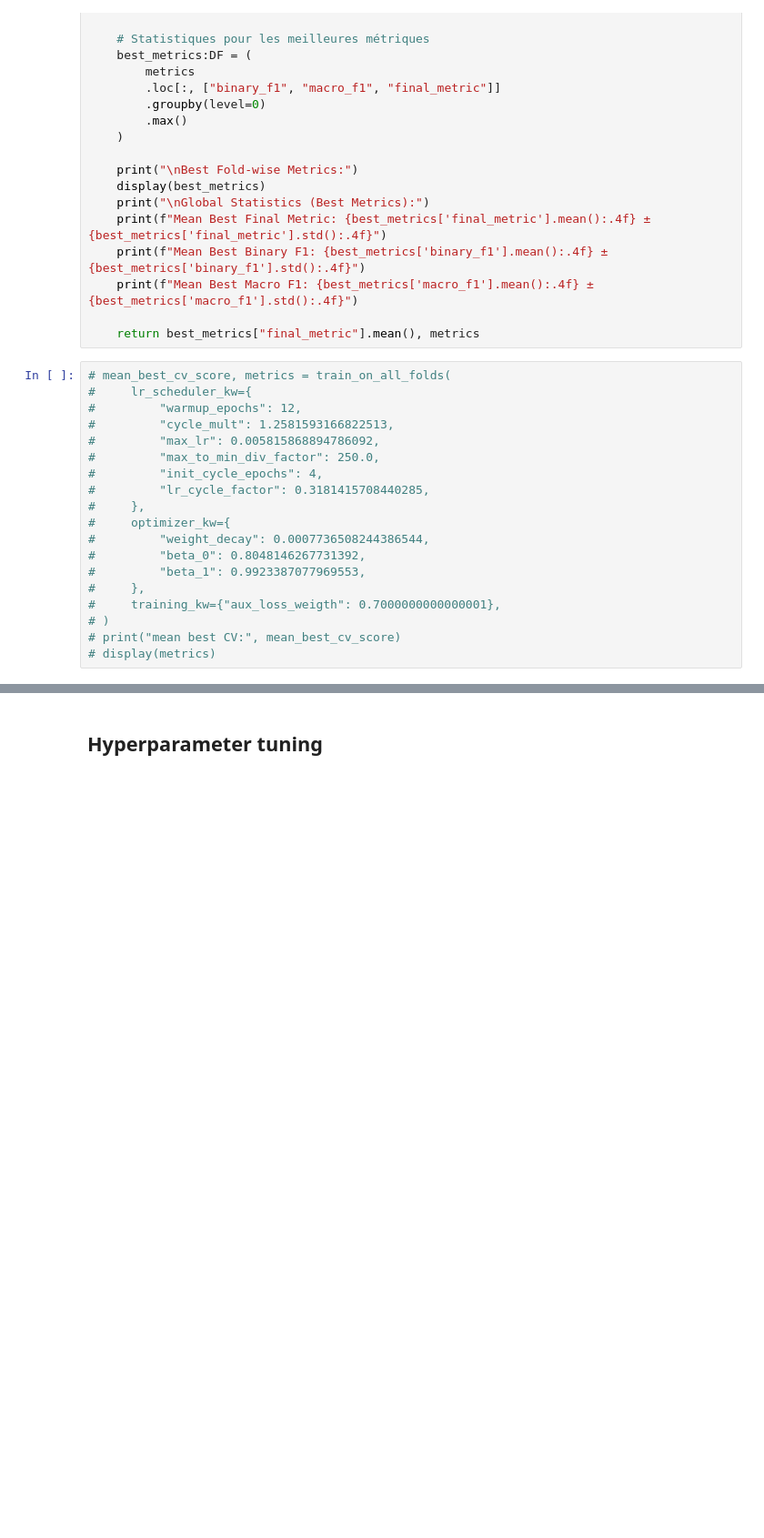
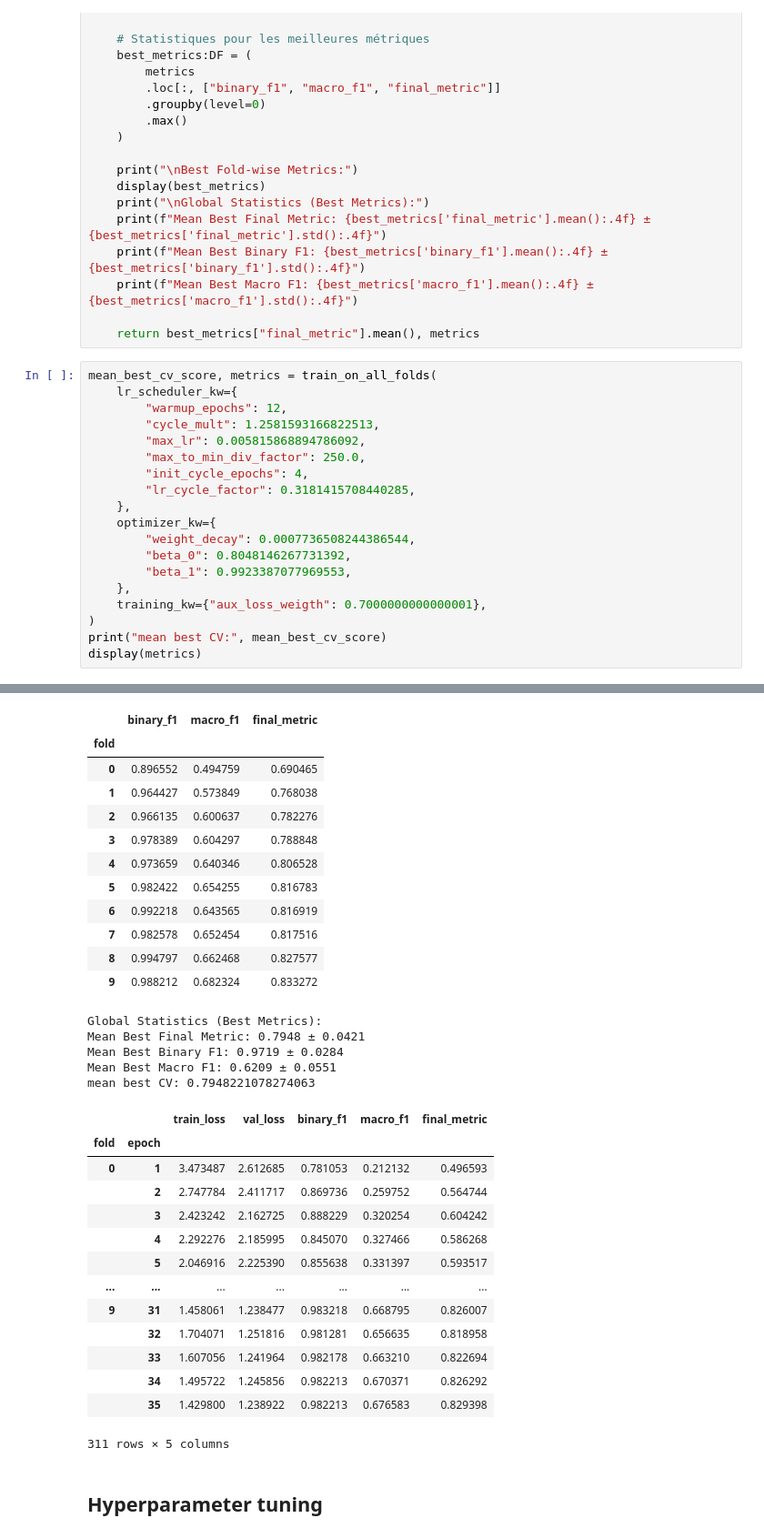
Before and after one commit to MauroAbidalCarrer/CMI-2025-competition, a Jupyter notebook: notebooks/train_and_infer.ipynb, the cells around one changed output, grey strips where cells are left out. Shown at 91% size. Drawn from its saved outputs; the diff is of its cells as text; blank space fills up the shorter version.

```diff
--- a/notebooks/train_and_infer.ipynb
+++ b/notebooks/train_and_infer.ipynb
@@ -1156,21 +1156,22 @@ def train_on_all_folds(
 
     return best_metrics["final_metric"].mean(), metrics
 # %%
-# mean_best_cv_score, metrics = train_on_all_folds(
-#     lr_scheduler_kw={
-#         "warmup_epochs": 12,
-#         "cycle_mult": 1.2581593166822513,
-#         "max_lr": 0.005815868894786092,
-#         "max_to_min_div_factor": 250.0,
-#         "init_cycle_epochs": 4,
-#         "lr_cycle_factor": 0.3181415708440285,
-#     },
-#     optimizer_kw={
-#         "weight_decay": 0.0007736508244386544,
-#         "beta_0": 0.8048146267731392,
-#         "beta_1": 0.9923387077969553,
-#     },
-#     training_kw={"aux_loss_weigth": 0.7000000000000001},
-# )
-# print("mean best CV:", mean_best_cv_score)
-# display(metrics)
+mean_best_cv_score, metrics = train_on_all_folds(
+    lr_scheduler_kw={
+        "warmup_epochs": 12,
+        "cycle_mult": 1.2581593166822513,
+        "max_lr": 0.005815868894786092,
+        "max_to_min_div_factor": 250.0,
+        "init_cycle_epochs": 4,
+        "lr_cycle_factor": 0.3181415708440285,
+    },
+    optimizer_kw={
+        "weight_decay": 0.0007736508244386544,
+        "beta_0": 0.8048146267731392,
+        "beta_1": 0.9923387077969553,
+    },
+    training_kw={"aux_loss_weigth": 0.7000000000000001},
+)
+print("mean best CV:", mean_best_cv_score)
+display(metrics)
+# %% [output]
@@ -1177,3 +1195,34 @@ def train_on_all_folds(
+|  | binary_f1 | macro_f1 | final_metric |
+| fold |  |  |  |
+| 0 | 0.896552 | 0.494759 | 0.690465 |
+| 1 | 0.964427 | 0.573849 | 0.768038 |
+| 2 | 0.966135 | 0.600637 | 0.782276 |
+| 3 | 0.978389 | 0.604297 | 0.788848 |
+| 4 | 0.973659 | 0.640346 | 0.806528 |
+| 5 | 0.982422 | 0.654255 | 0.816783 |
+| 6 | 0.992218 | 0.643565 | 0.816919 |
+| 7 | 0.982578 | 0.652454 | 0.817516 |
+| 8 | 0.994797 | 0.662468 | 0.827577 |
+| 9 | 0.988212 | 0.682324 | 0.833272 |
+Global Statistics (Best Metrics):
+Mean Best Final Metric: 0.7948 ± 0.0421
+Mean Best Binary F1: 0.9719 ± 0.0284
+Mean Best Macro F1: 0.6209 ± 0.0551
+mean best CV: 0.7948221078274063
+|  |  | train_loss | val_loss | binary_f1 | macro_f1 | final_metric |
+| fold | epoch |  |  |  |  |  |
+| 0 | 1 | 3.473487 | 2.612685 | 0.781053 | 0.212132 | 0.496593 |
+|  | 2 | 2.747784 | 2.411717 | 0.869736 | 0.259752 | 0.564744 |
+|  | 3 | 2.423242 | 2.162725 | 0.888229 | 0.320254 | 0.604242 |
+|  | 4 | 2.292276 | 2.185995 | 0.845070 | 0.327466 | 0.586268 |
+|  | 5 | 2.046916 | 2.225390 | 0.855638 | 0.331397 | 0.593517 |
+| ... | ... | ... | ... | ... | ... | ... |
+| 9 | 31 | 1.458061 | 1.238477 | 0.983218 | 0.668795 | 0.826007 |
+|  | 32 | 1.704071 | 1.251816 | 0.981281 | 0.656635 | 0.818958 |
+|  | 33 | 1.607056 | 1.241964 | 0.982178 | 0.663210 | 0.822694 |
+|  | 34 | 1.495722 | 1.245856 | 0.982213 | 0.670371 | 0.826292 |
+|  | 35 | 1.429800 | 1.238922 | 0.982213 | 0.676583 | 0.829398 |
+311 rows × 5 columns
 # %% [markdown]
 ## Hyperparameter tuning
 # %%
```
Also changed, not shown: parts of 3 cells of this notebook.
